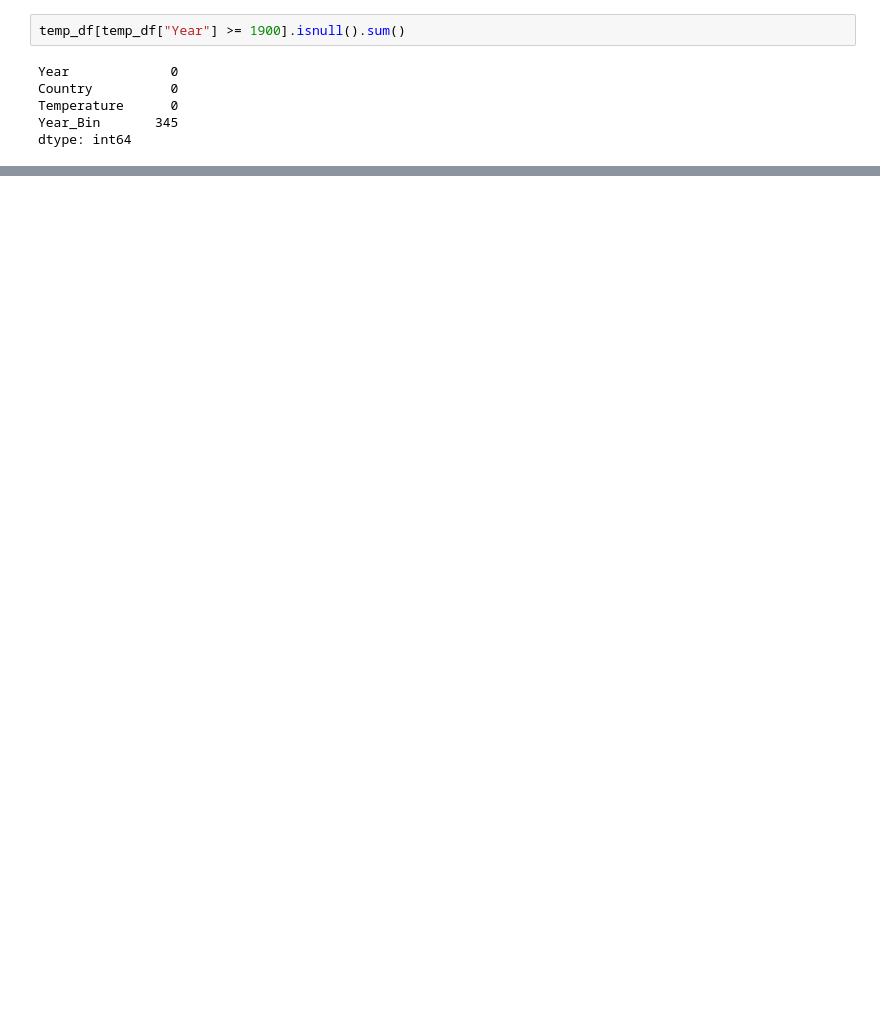
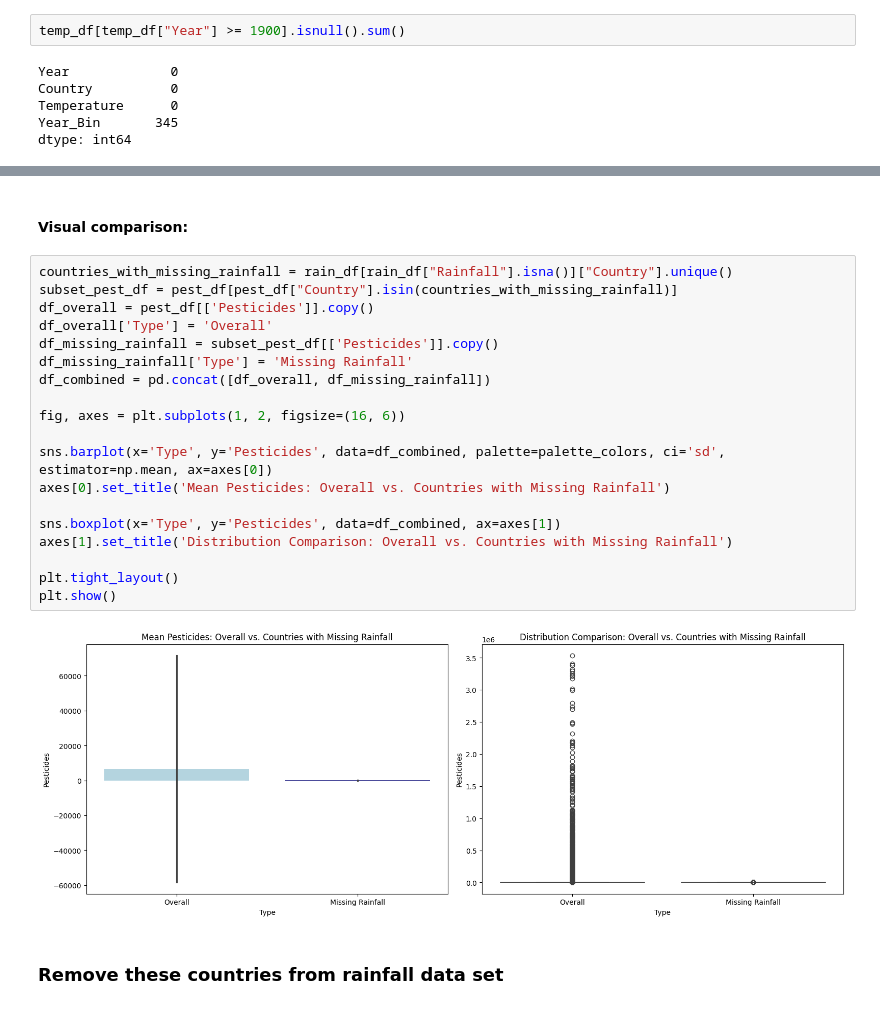
Before and after one commit to nkabram/um-milestone, a Jupyter notebook: Final.ipynb, the cells around one changed output, grey strips where cells are left out. Drawn from its saved outputs; the diff is of its cells as text; blank space fills up the shorter version.

```diff
--- a/Final.ipynb
+++ b/Final.ipynb
@@ -354,0 +498,25 @@ temp_df_cleaned
+# %% [markdown]
+#### Visual comparison:
+# %%
+countries_with_missing_rainfall = rain_df[rain_df["Rainfall"].isna()]["Country"].unique()
+subset_pest_df = pest_df[pest_df["Country"].isin(countries_with_missing_rainfall)]
+df_overall = pest_df[['Pesticides']].copy()
+df_overall['Type'] = 'Overall'
+df_missing_rainfall = subset_pest_df[['Pesticides']].copy()
+df_missing_rainfall['Type'] = 'Missing Rainfall'
+df_combined = pd.concat([df_overall, df_missing_rainfall])
+
+fig, axes = plt.subplots(1, 2, figsize=(16, 6))
+
+sns.barplot(x='Type', y='Pesticides', data=df_combined, palette=palette_colors, ci='sd', estimator=np.mean, ax=axes[0])
+axes[0].set_title('Mean Pesticides: Overall vs. Countries with Missing Rainfall')
+
+sns.boxplot(x='Type', y='Pesticides', data=df_combined, ax=axes[1])
+axes[1].set_title('Distribution Comparison: Overall vs. Countries with Missing Rainfall')
+
+plt.tight_layout()
+plt.show()
+# %% [output]
+[figure, added]
+# %% [markdown]
+### Remove these countries from rainfall data set
```
Also changed, not shown: parts of 102 cells of this notebook, 6 other files.
